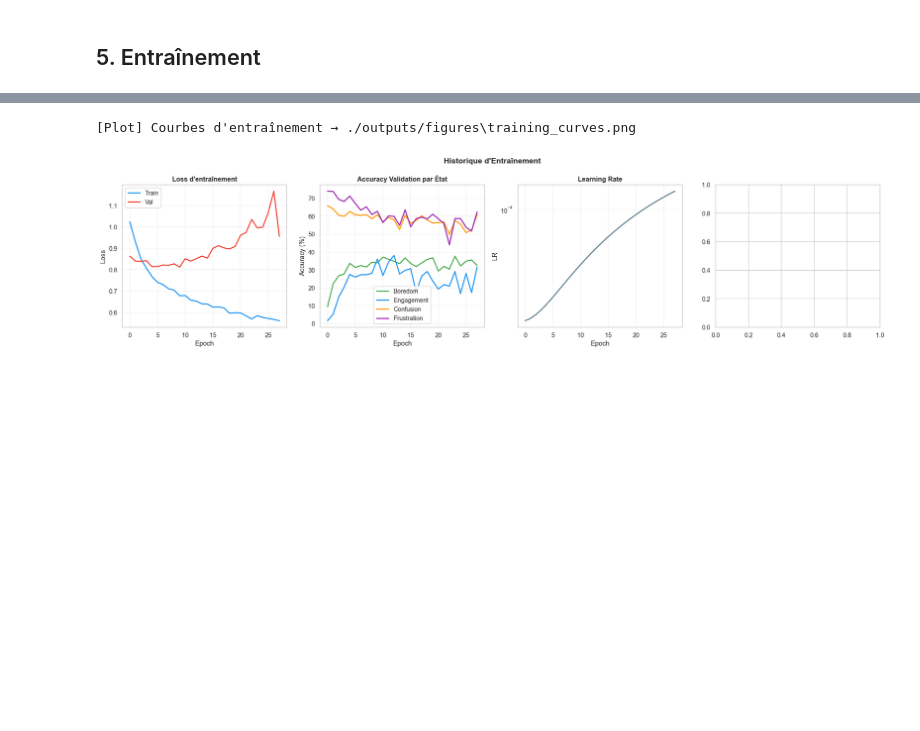
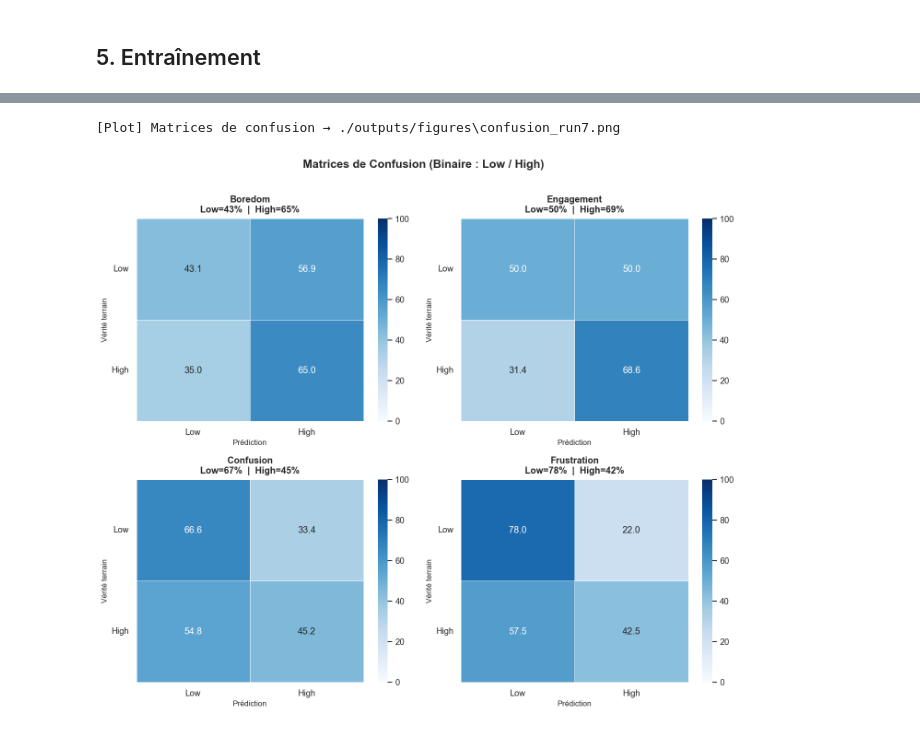
Before and after one commit to GamaSpeed/E-Emotion-Detection, a Jupyter notebook: notebooks/02_training_evaluation.ipynb, the cells around one changed output, grey strips where cells are left out. Drawn from its saved outputs; the diff is of its cells as text; code cells hidden in the pictures; blank space fills up the shorter version.

```diff
--- a/notebooks/02_training_evaluation.ipynb
+++ b/notebooks/02_training_evaluation.ipynb
@@ -65,0 +69,13 @@ Accum steps : 8
+# %%
+config = load_config('../configs/config.yaml')
+LEVELS = config['labels']['levels']
+BINARY = config['dataset'].get('binary', True)
+
+for p in ['checkpoint_dir', 'figures_dir', 'log_dir']:
+    os.makedirs(config['paths'][p], exist_ok=True)
+
+print(f'Mode         : {"BINAIRE (Low / High)" if BINARY else "4-classes"}')
+print(f'n_classes    : {config["model"]["n_classes"]}')
+print(f'n_frames     : {config["dataset"]["n_frames"]}')
+print(f'lr           : {config["training"]["learning_rate"]}')
+print(f'batch eff.   : {config["training"]["batch_size"] * config["training"]["accumulation_steps"]}')
@@ -227,11 +219,0 @@ Paramètres entraînables : 3,748,112
-# %%
-# Test rapide : forward pass sur un batch fictif
-dummy = torch.randn(2, config['dataset']['n_frames'], 3,
-                    config['dataset']['image_size'],
-                    config['dataset']['image_size']).to(DEVICE)
-with torch.no_grad():
-    out = model(dummy)
-
-print('\nTest Forward Pass :')
-for state, logits in out.items():
-    print(f'  {state:<14}: shape={logits.shape}  (batch=2, 4 classes)')
@@ -291,6 +317,5 @@ torch.cuda.empty_cache()
 # %%
-# Nom du run — change-le à chaque expérience pour t'y retrouver
-RUN_NAME = "focal_gamma05_cap4_lr3e4_nomixup"
+RUN_NAME = "run7_binary_16f_focal05_cw_diffcap_lr3e4"
 
 with mlflow.start_run(run_name=RUN_NAME) as run:
     history = train(
@@ -303,8 +328,14 @@ with mlflow.start_run(run_name=RUN_NAME) as run:
         device         = DEVICE,
         config         = config,
         early_stopping = early_stopping,
-        mlflow_run     = run,        # passer le run ici
+        mlflow_run     = run,
         run_name       = RUN_NAME,
     )
-    print(f"\nhttps://dagshub.com/GamaSpeed/E-learning-Emotion-Detection/experiments")
+    print(f'\nhttps://dagshub.com/GamaSpeed/E-learning-Emotion-Detection/experiments')
+
+# Sauvegarder l'historique
+history_path = os.path.join(config['paths']['log_dir'], f'{RUN_NAME}_history.json')
+with open(history_path, 'w') as f:
+    json.dump({k: [float(v) for v in vals] for k,vals in history.items()}, f, indent=2)
+print(f'Historique sauvegardé -> {history_path}')
 # %% [output]
@@ -393,8 +547,10 @@ Historique sauvegardé.
 # %%
-plot_training_history(
-    history,
-    save_path=os.path.join(config['paths']['figures_dir'], 'training_curves.png')
+# ── Graphe 6 : Matrices de confusion binaires ─────────────────────────────────
+plot_confusion_matrices(
+    test_preds, test_labels_dict,
+    save_path = os.path.join(config['paths']['figures_dir'], 'confusion_run7.png'),
+    binary    = True,
 )
 # %% [output]
-[Plot] Courbes d'entraînement → ./outputs/figures\training_curves.png
+[Plot] Matrices de confusion → ./outputs/figures\confusion_run7.png
-[figure, old version]
+[figure, new version]
```
Also changed, not shown: parts of 45 cells of this notebook, 17 other files.
